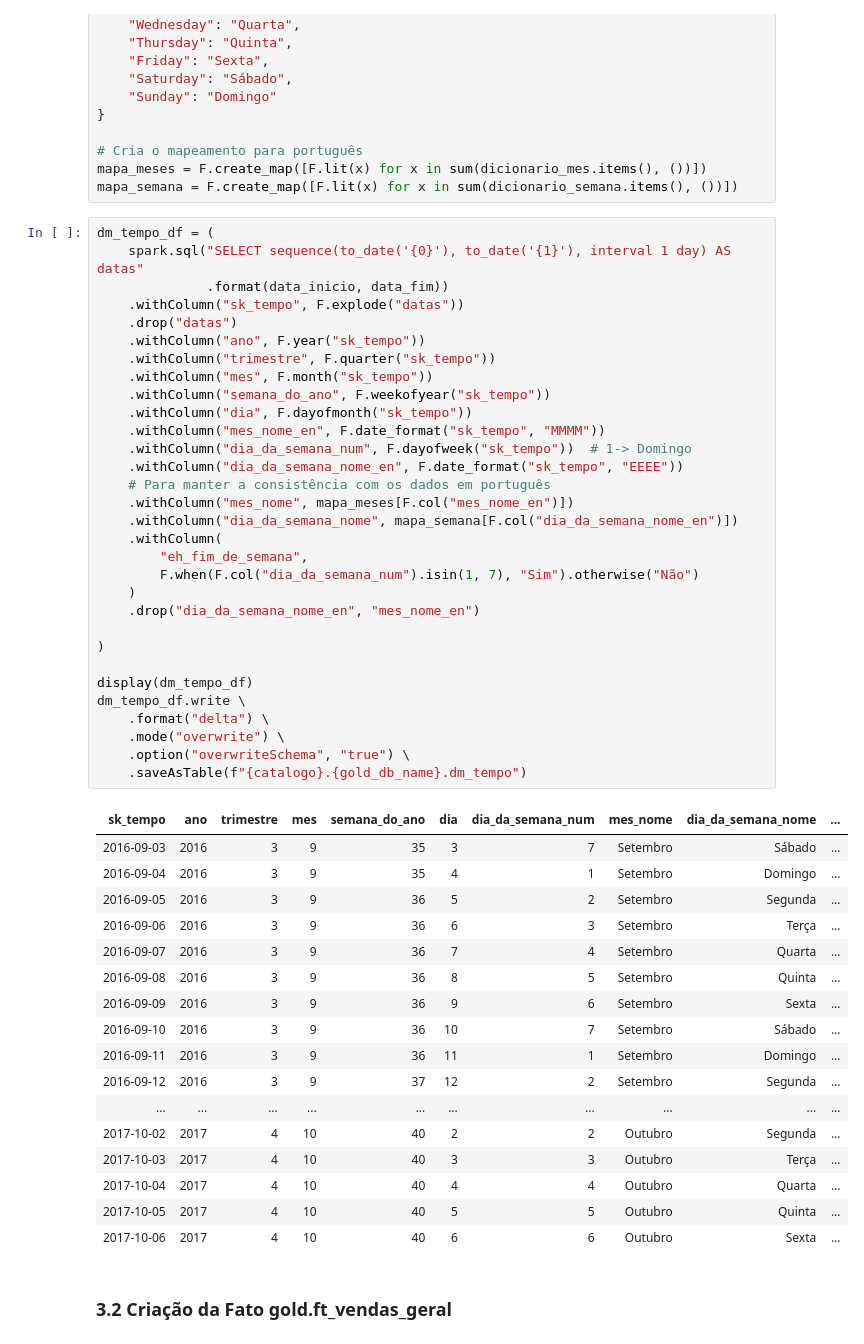
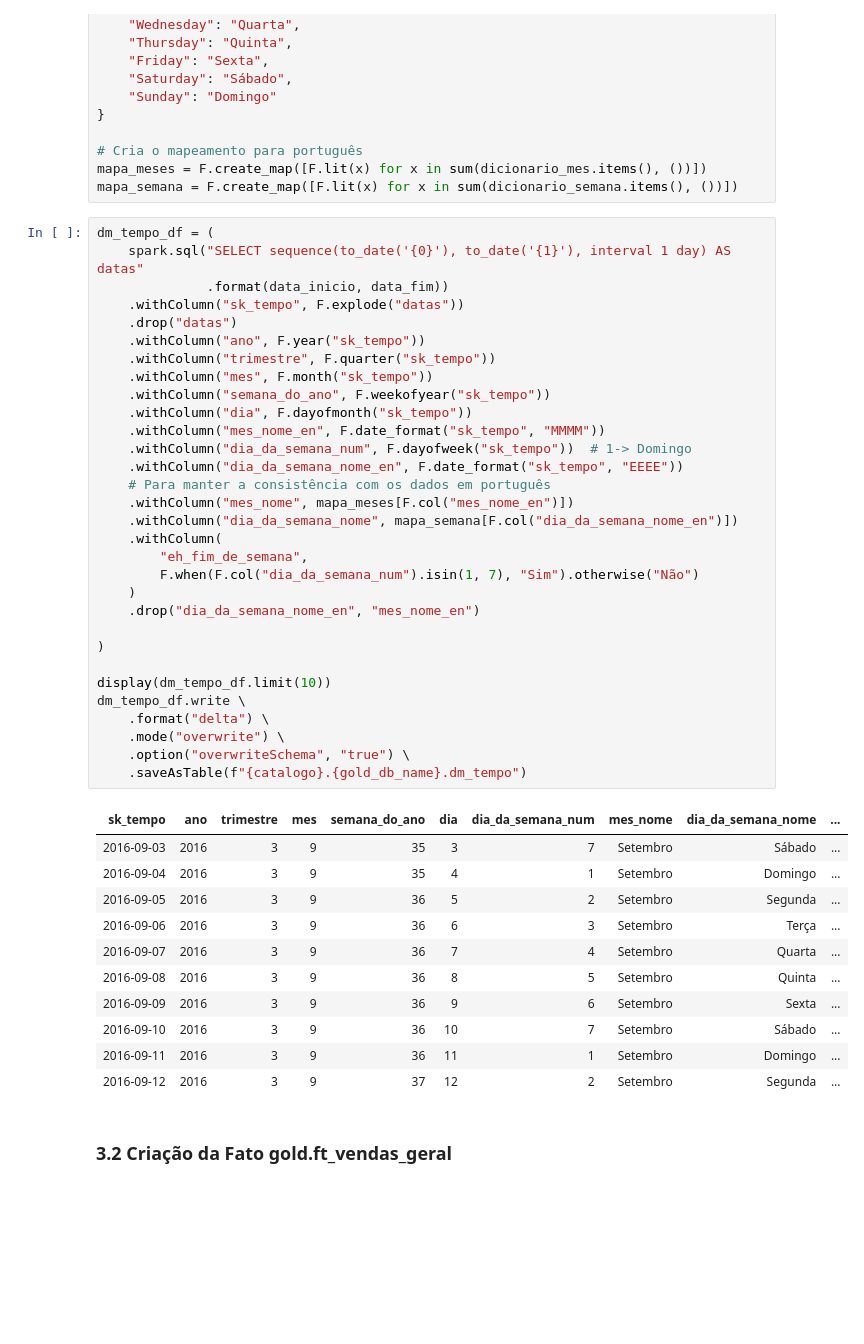
Before and after one commit to AmandaCLima/RocketLabDados-2025.2, a Jupyter notebook: Atividade03 - Pyspark/Atividade3_silver_to_gold.ipynb.ipynb, the cells around one changed output. Saved outputs shown, nothing was run; the diff lists cells and outputs as text; blank space fills up the shorter version.

Commit message:
Fix table display

```diff
--- a/Atividade03 - Pyspark/Atividade3_silver_to_gold.ipynb.ipynb
+++ b/Atividade03 - Pyspark/Atividade3_silver_to_gold.ipynb.ipynb
@@ -308,40 +308,34 @@ dm_tempo_df = (
     .withColumn("dia_da_semana_num", F.dayofweek("sk_tempo"))  # 1-> Domingo
     .withColumn("dia_da_semana_nome_en", F.date_format("sk_tempo", "EEEE"))
     # Para manter a consistência com os dados em português
     .withColumn("mes_nome", mapa_meses[F.col("mes_nome_en")])
     .withColumn("dia_da_semana_nome", mapa_semana[F.col("dia_da_semana_nome_en")])
     .withColumn(
         "eh_fim_de_semana",
         F.when(F.col("dia_da_semana_num").isin(1, 7), "Sim").otherwise("Não")
     )
     .drop("dia_da_semana_nome_en", "mes_nome_en")
 
 )
 
-display(dm_tempo_df)
+display(dm_tempo_df.limit(10))
 dm_tempo_df.write \
     .format("delta") \
     .mode("overwrite") \
     .option("overwriteSchema", "true") \
     .saveAsTable(f"{catalogo}.{gold_db_name}.dm_tempo")
 # %% [output]
 | sk_tempo | ano | trimestre | mes | semana_do_ano | dia | dia_da_semana_num | mes_nome | dia_da_semana_nome | ... |
 | 2016-09-03 | 2016 | 3 | 9 | 35 | 3 | 7 | Setembro | Sábado | ... |
 | 2016-09-04 | 2016 | 3 | 9 | 35 | 4 | 1 | Setembro | Domingo | ... |
 | 2016-09-05 | 2016 | 3 | 9 | 36 | 5 | 2 | Setembro | Segunda | ... |
 | 2016-09-06 | 2016 | 3 | 9 | 36 | 6 | 3 | Setembro | Terça | ... |
 | 2016-09-07 | 2016 | 3 | 9 | 36 | 7 | 4 | Setembro | Quarta | ... |
 | 2016-09-08 | 2016 | 3 | 9 | 36 | 8 | 5 | Setembro | Quinta | ... |
 | 2016-09-09 | 2016 | 3 | 9 | 36 | 9 | 6 | Setembro | Sexta | ... |
 | 2016-09-10 | 2016 | 3 | 9 | 36 | 10 | 7 | Setembro | Sábado | ... |
 | 2016-09-11 | 2016 | 3 | 9 | 36 | 11 | 1 | Setembro | Domingo | ... |
 | 2016-09-12 | 2016 | 3 | 9 | 37 | 12 | 2 | Setembro | Segunda | ... |
-| ... | ... | ... | ... | ... | ... | ... | ... | ... | ... |
-| 2017-10-02 | 2017 | 4 | 10 | 40 | 2 | 2 | Outubro | Segunda | ... |
-| 2017-10-03 | 2017 | 4 | 10 | 40 | 3 | 3 | Outubro | Terça | ... |
-| 2017-10-04 | 2017 | 4 | 10 | 40 | 4 | 4 | Outubro | Quarta | ... |
-| 2017-10-05 | 2017 | 4 | 10 | 40 | 5 | 5 | Outubro | Quinta | ... |
-| 2017-10-06 | 2017 | 4 | 10 | 40 | 6 | 6 | Outubro | Sexta | ... |
 # %% [markdown]
 ### 3.2 Criação da Fato gold.ft_vendas_geral
 # %%
```
